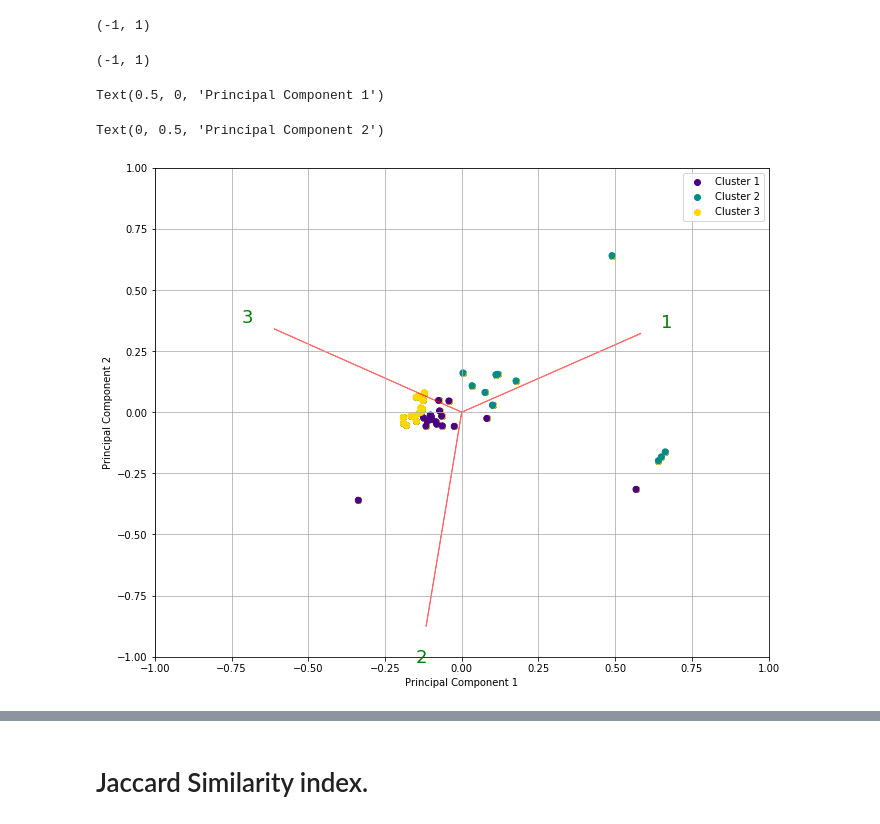
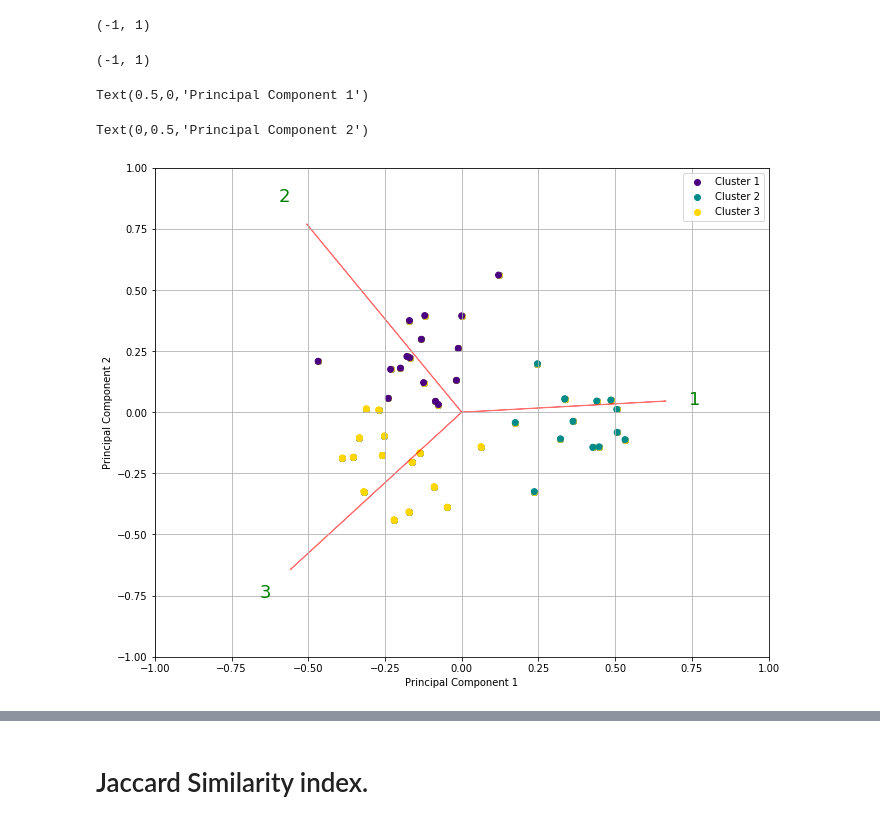
Before and after one commit to Guindillator/Certainty, a Jupyter notebook: Code_Figures_Certainty_Project.ipynb, the cells around one changed output, grey strips where cells are left out. Drawn from its saved outputs; the diff is of its cells as text; code cells hidden in the pictures.

```diff
--- a/Code_Figures_Certainty_Project.ipynb
+++ b/Code_Figures_Certainty_Project.ipynb
@@ -88,34 +58,20 @@ s123 = pd.read_csv("C:\\Users\\marpr\\Desktop\\docto\\respuestas-s123.csv", sep=
 # %%
-# import matplotlib.pyplot as plt
-# from mpl_toolkits.mplot3d import Axes3D
-# from matplotlib.legend_handler import HandlerLine2D
-# from sklearn import datasets
-# from sklearn.decomposition import PCA
-# iris = datasets.load_iris()
 m = (np.asarray(s123))
-s1_array = (m[:, :4])
+s1_array = pd.DataFrame((m[:, :4]))
 
-# lista = []
-# for i in range(1,46):
-#     lista.append([0])
-# s1_array = (np.append(s1_array, lista, axis=1))
 
-# s3_array = (m[:, 4:7])
-# s2_array = (m[:, 7:9])
-s1_array_comp = clr(centralize(multiplicative_replacement(closure(s1_array), delta = 0.0001)))
-s1_array_comp = scale(s1_array_comp)
+s1_array_rank = s1_array.rank()
 
 range_s123 = range(1,11)
 s1_interia = []
-s1 = pd.DataFrame(s1_array_comp)
-pcax1 = PCA(n_components=3).fit_transform(s1)
-pcax1_dt = pd.DataFrame(pcax1)
+s1 = pd.DataFrame(s1_array_rank)
+
 pca = PCA()
 pcax1 = pca.fit_transform(s1)
 
 k = 3
 # Create a kmeans model on our data, using k clusters.  random_state helps ensure that the algorithm returns the same results each time.
-kmeans_model = KMeans(n_clusters=k, random_state=1).fit((pd.DataFrame(s1_array)).iloc[:, :])
+kmeans_model = KMeans(n_clusters=k, random_state=1).fit((pd.DataFrame(s1_array_rank)).iloc[:, :])
 
 # These are our fitted labels for clusters -- the first cluster has label 0, and the second has label 1.
 y = kmeans_model.labels_
@@ -174,7 +130,7 @@ plt.grid()
 
 #Call the function. Use only the 2 PCs.
 myplot(pcax1[:,0:2],np.transpose(pca.components_[0:2, :]))
-plt.savefig('biplot_pca_s1_compositional.png', dpi = 500)
+plt.savefig('biplot_pca_s1_rank.png', dpi = 500)
 plt.show()
 kmeans_model.cluster_centers_
 # %% [output]
@@ -189,28 +145,19 @@ array([[16.30769231,  7.38461538,  1.61538462,  0.76923077],
 # %%
 m = (np.asarray(s123))
-# s1_array = (m[:, :4])
-s3_array = (m[:, 4:7])
+s3_array = pd.DataFrame(m[:, 4:7])
 
-lista = []
-for i in range(1,46):
-    lista.append([0])
-s3_array = (np.append(s3_array, lista, axis=1))
-
-# s2_array = (m[:, 7:9])
-s3_array_comp = clr(centralize(multiplicative_replacement(closure(s3_array), delta = 0.0001)))
-s3_array_comp = scale(s3_array_comp)
+s3_array_rank = s3_array.rank()
 
 range_s123 = range(1,11)
 s3_interia = []
-s3= pd.DataFrame(s3_array_comp)
-pcax3 = PCA(n_components=2).fit_transform(s3)
+s3= pd.DataFrame(s3_array_rank)
 
 pca = PCA()
 pcax3 = pca.fit_transform(s3)
 
 k = 3
 # Create a kmeans model on our data, using k clusters.  random_state helps ensure that the algorithm returns the same results each time.
-kmeans_model = KMeans(n_clusters=k, random_state=1).fit((pd.DataFrame(s3_array)).iloc[:, :])
+kmeans_model = KMeans(n_clusters=k, random_state=1).fit((pd.DataFrame(s3_array_rank)).iloc[:, :])
 
 # These are our fitted labels for clusters -- the first cluster has label 0, and the second has label 1.
 y = kmeans_model.labels_
@@ -233,36 +180,36 @@ def myplot(score,coeff,labels=None):
     if labels is None:
         plt.text(coeff[0,0]* 1.15, coeff[0,1] * 1.15, "1", color = 'g', ha = 'center', va = 'center', fontsize=18)
     else:
         plt.text(coeff[0,0]* 1.15, coeff[0,1] * 1.15, labels[0], color = 'g', ha = 'center', va = 'center')
 
     plt.arrow(0, 0, coeff[1,0], coeff[1,1],color = 'r',alpha = 0.5)
     if labels is None:
         plt.text(coeff[1,0]* 1.15, coeff[1,1] * 1.15, "2", color = 'g', ha = 'center', va = 'center', fontsize=18)
     else:
         plt.text(coeff[1,0]* 1.15, coeff[1,1] * 1.15, labels[1], color = 'g', ha = 'center', va = 'center')
 
     plt.arrow(0, 0, coeff[2,0], coeff[2,1],color = 'r',alpha = 0.5)
     if labels is None:
         plt.text(coeff[2,0]* 1.15, coeff[2,1] * 1.15, "3", color = 'g', ha = 'center', va = 'center', fontsize=18)
     else:
         plt.text(coeff[2,0]* 1.15, coeff[2,1] * 1.15, labels[2], color = 'g', ha = 'center', va = 'center')
 
 
 plt.xlim(-1,1)
 plt.ylim(-1,1)
 plt.xlabel("Principal Component {}".format(1))
 plt.ylabel("Principal Component {}".format(2))
 plt.grid()
 
 #Call the function. Use only the 2 PCs.
 myplot(pcax3[:,0:2],np.transpose(pca.components_[0:2, :]))
-plt.savefig('biplot_pca_s3_compositional.png', dpi = 500)
+plt.savefig('biplot_pca_s3_rank.png', dpi = 500)
 plt.show()
 # %% [output]
 (-1, 1)
 (-1, 1)
-Text(0.5, 0, 'Principal Component 1')
+Text(0.5,0,'Principal Component 1')
-Text(0, 0.5, 'Principal Component 2')
+Text(0,0.5,'Principal Component 2')
-[figure, old version]
+[figure, new version]
 # %%
 m = (np.asarray(s123))
```
Also changed, not shown: parts of 11 cells of this notebook, 2 other files.
